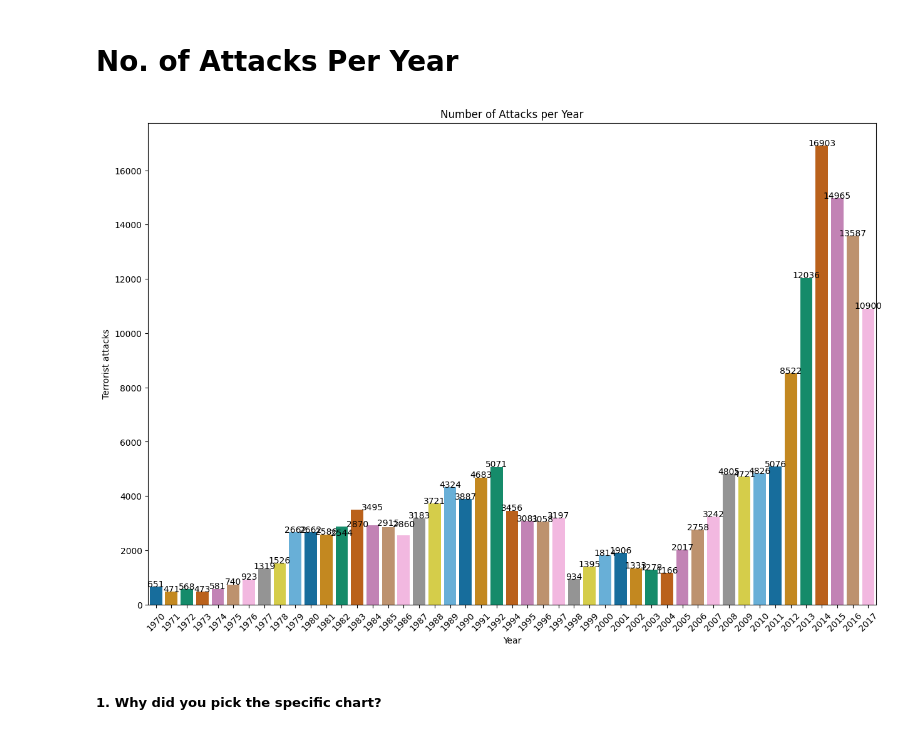
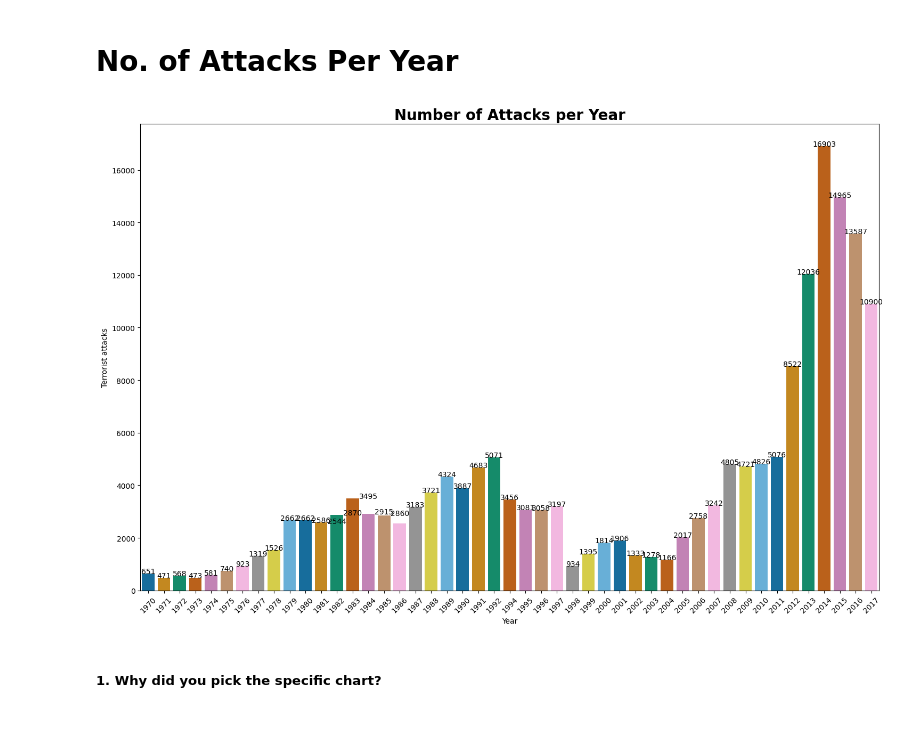
Before and after one commit to Mansi67/Global_Terrorism_Dataset_EDA, a Jupyter notebook: Global_Terrorism_Dataset_EDA.ipynb, the cells around one changed output. Saved outputs shown, nothing was run; the diff lists cells and outputs as text; code cells hidden in the pictures.

```diff
--- a/Global_Terrorism_Dataset_EDA.ipynb
+++ b/Global_Terrorism_Dataset_EDA.ipynb
@@ -288,6 +288,3 @@ Answer Here.
 ## ***4. Data Vizualization, Storytelling & Experimenting with charts : Understand the relationships between variables***
 # %% [markdown]
 #### Chart - 1
-# %%
-sns.set_context("paper")
-sns.color_palette("rocket")
@@ -299,18 +293,19 @@ df['Year'].value_counts(dropna=False).sort_index()
 # %%
 x_year = df['Year'].unique()
 y_count_years = df['Year'].value_counts(dropna = False).sort_index()
 plt.figure(figsize = (15,10))
 ax=sns.barplot(x = x_year,
            y = y_count_years,palette='colorblind')
 plt.xticks(rotation = 45)
 plt.xlabel('Year')
 plt.ylabel('Terrorist attacks')
-plt.title('Number of Attacks per Year',fontsize = 20, fontweight="bold")
+plt.title('Number of Attacks per Year',fontsize = 15, fontweight="bold")
 for i, v in enumerate(y_count_years):
    ax.text(i, v + 0.1, str(v), ha='center')
+plt.tight_layout()
 plt.show()
 # %% [output]
-[figure, old version]
+[figure, new version]
 # %% [markdown]
 ##### 1. Why did you pick the specific chart?
 # %% [markdown]
```
Also changed, not shown: parts of 34 cells of this notebook.
